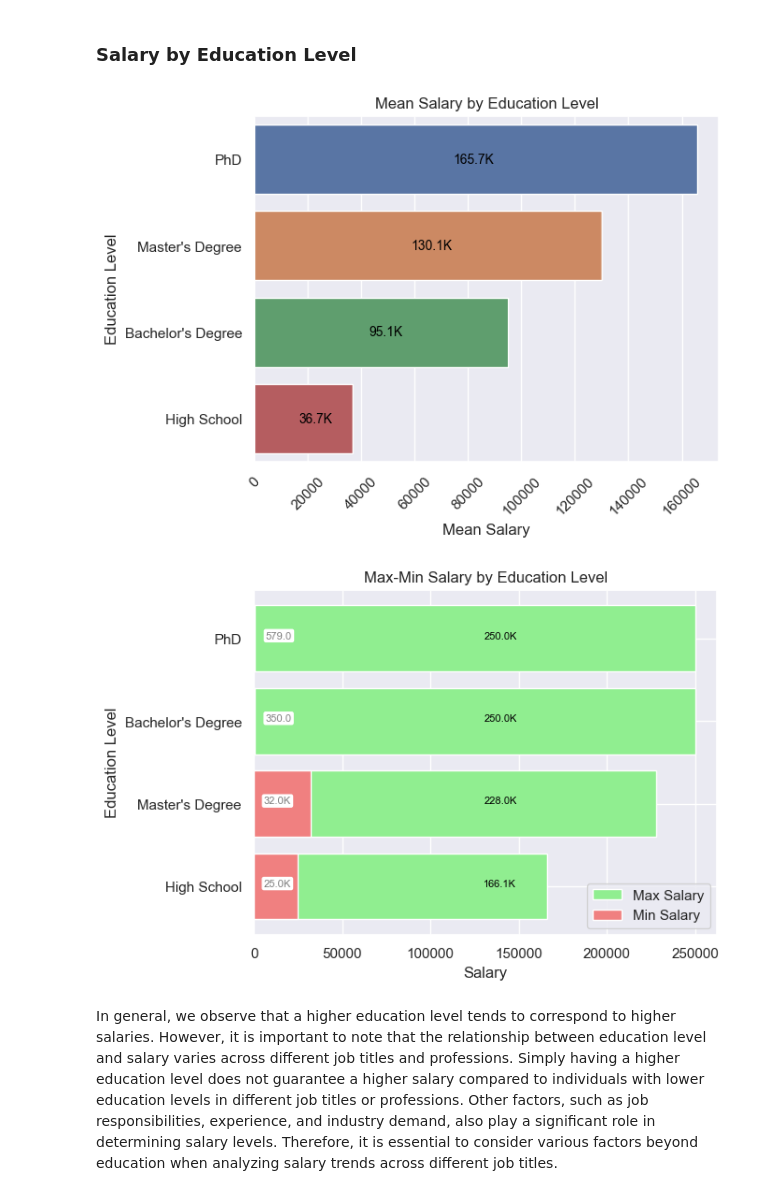
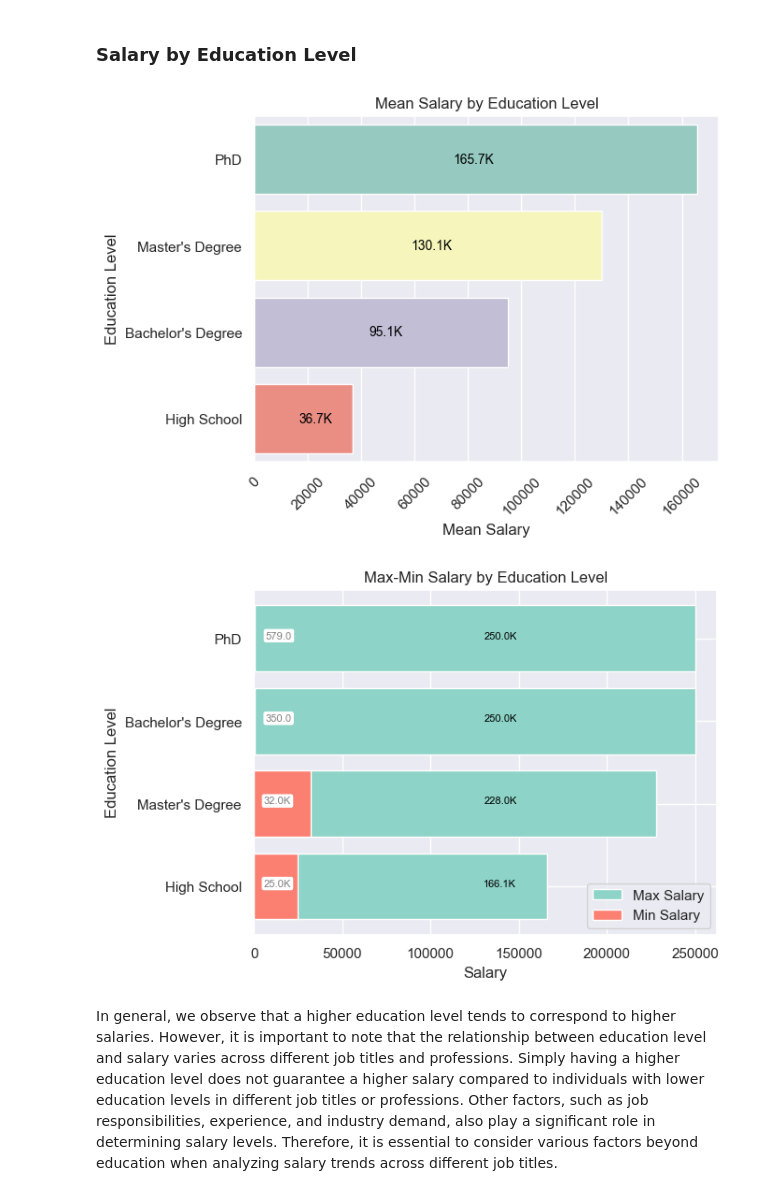
Before and after one commit to Jose5110/Data_Analysis, a Jupyter notebook: salary_data/salary_data_analysis.ipynb, the cells around one changed output. Saved outputs shown, nothing was run; the diff lists cells and outputs as text; code cells hidden in the pictures.

Commit message:
better colors

```diff
--- a/salary_data/salary_data_analysis.ipynb
+++ b/salary_data/salary_data_analysis.ipynb
@@ -311,6 +314,6 @@ labels = [f"{label} ({count})" for label, count in zip(labels, values)]
 plt.pie(values, labels=labels, autopct='%1.1f%%')
 plt.axis('equal')
 plt.title('Senior vs Junior counts by title')
-
+sns.set_palette("Set3")
 plt.show()
 # %% [output]
@@ -360,7 +363,7 @@ plt.show()
 # %%
 # Scatter plot of the correlation matrix
 sns.set(style="darkgrid")
-
+sns.set_palette("Set1")
 plt.figure(figsize=(8, 8))
 sns.scatterplot(data=corr_matrix, x='Years of Experience', y='Salary')
 
@@ -391,7 +394,7 @@ salary_by_job_title = df.groupby('Job Title')['Salary'].mean().round(2)
 top_10_salaries = salary_by_job_title.sort_values(ascending=False).head(10)
 
 sns.set(style='darkgrid')
-
+sns.set_palette("Set3")
 ax = sns.barplot(x=top_10_salaries.values, y=top_10_salaries.index)
 
 max_value = top_10_salaries.max()
@@ -457,7 +460,7 @@ salary_by_edul = df.groupby('Education Level')['Salary'].mean().round(2)
 edul_sort = salary_by_edul.sort_values(ascending=False).head(10)
 
 sns.set(style='darkgrid')
-
+sns.set_palette("Set3")
 ax = sns.barplot(x=edul_sort.values, y=edul_sort.index)
 
 max_values = edul_sort.values.max()
@@ -481,39 +484,39 @@ plt.title('Mean Salary by Education Level')
 
 plt.show()
 # %% [output]
-[figure, old version]
+[figure, new version]
 # %%
 salary_stats = df.groupby('Education Level')['Salary'].agg(['mean', 'max', 'min'])
 
 edul_sort = salary_stats.sort_values(by='max', ascending=True).head(10)
 
-plt.barh(edul_sort.index, edul_sort['max'], color='lightgreen', label='Max Salary')
-plt.barh(edul_sort.index, edul_sort['min'], color='lightcoral', label='Min Salary')
+plt.barh(edul_sort.index, edul_sort['max'], color='#8dd3c7', label='Max Salary')
+plt.barh(edul_sort.index, edul_sort['min'], color='#fb8072', label='Min Salary')
 
 for i, v in enumerate(edul_sort['max']):
     if v > 1000:
         v = v / 1000
         plt.text(v+130000, i, f'{v:.1f}K', color='black', ha='left', fontsize=8)
     else:
         plt.text(v+130000, i, str(v), color='black', ha='left', fontsize=8)
 
 for i, v in enumerate(edul_sort['min']):
     if v > 1000:
         v = v / 1000
         plt.text(v+21000, i, f'{v:.1f}K', color='grey', ha='right', fontsize=8, bbox=dict(facecolor='white', edgecolor='none',
                       boxstyle='round,pad=0.2'))
     else:
         plt.text(v+21000, i, str(v), color='grey', ha='right', fontsize=8, bbox=dict(facecolor='white', edgecolor='none',
                       boxstyle='round,pad=0.2'))
 
 plt.legend()
 plt.xlabel('Salary')
 plt.ylabel('Education Level')
 plt.title('Max-Min Salary by Education Level')
 
 plt.show()
 # %% [output]
-[figure, old version]
+[figure, new version]
 # %% [markdown]
 In general, we observe that a higher education level tends to correspond to higher salaries. However, it is important to note that the relationship between education level and salary varies across different job titles and professions. Simply having a higher education level does not guarantee a higher salary compared to individuals with lower education levels in different job titles or professions. Other factors, such as job responsibilities, experience, and industry demand, also play a significant role in determining salary levels. Therefore, it is essential to consider various factors beyond education when analyzing salary trends across different job titles.
 # %% [markdown]
```
Also changed, not shown: parts of 12 cells of this notebook.
